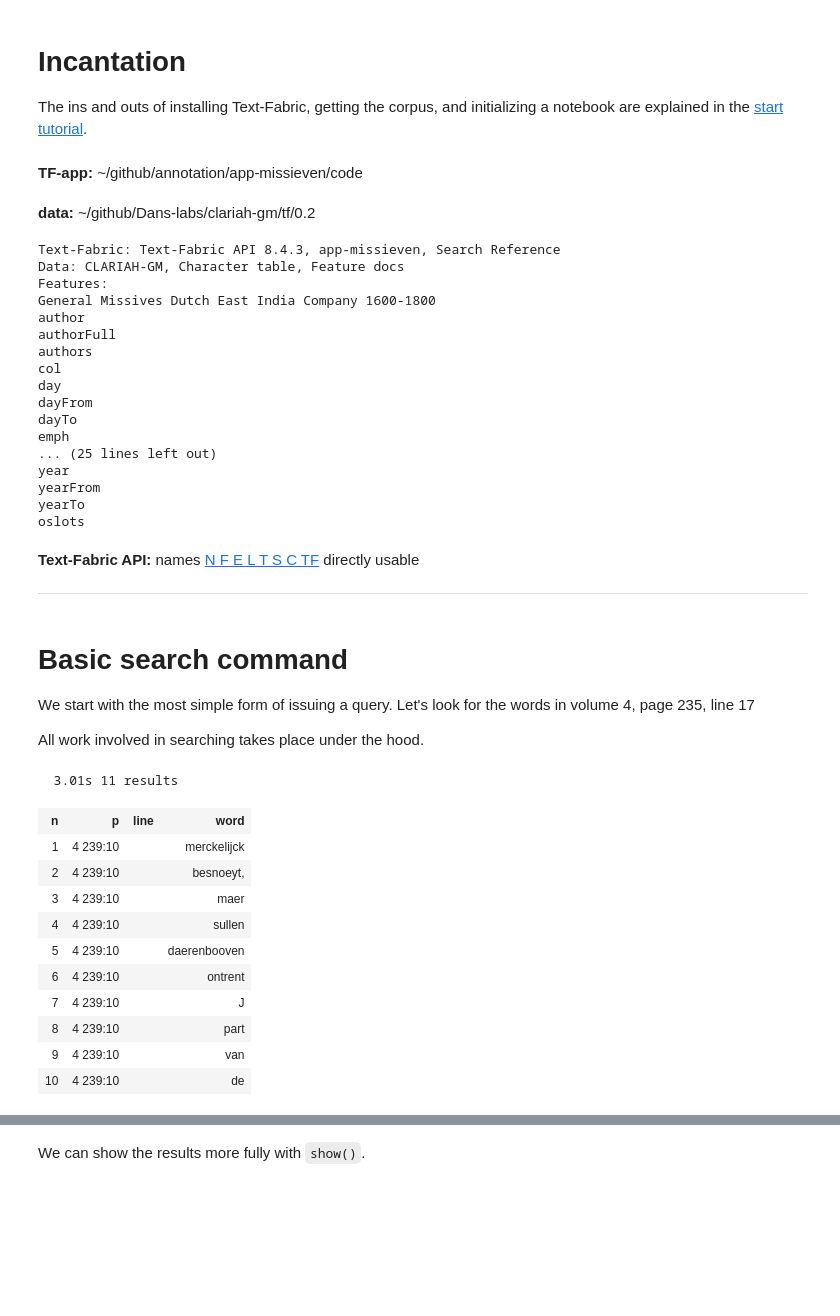
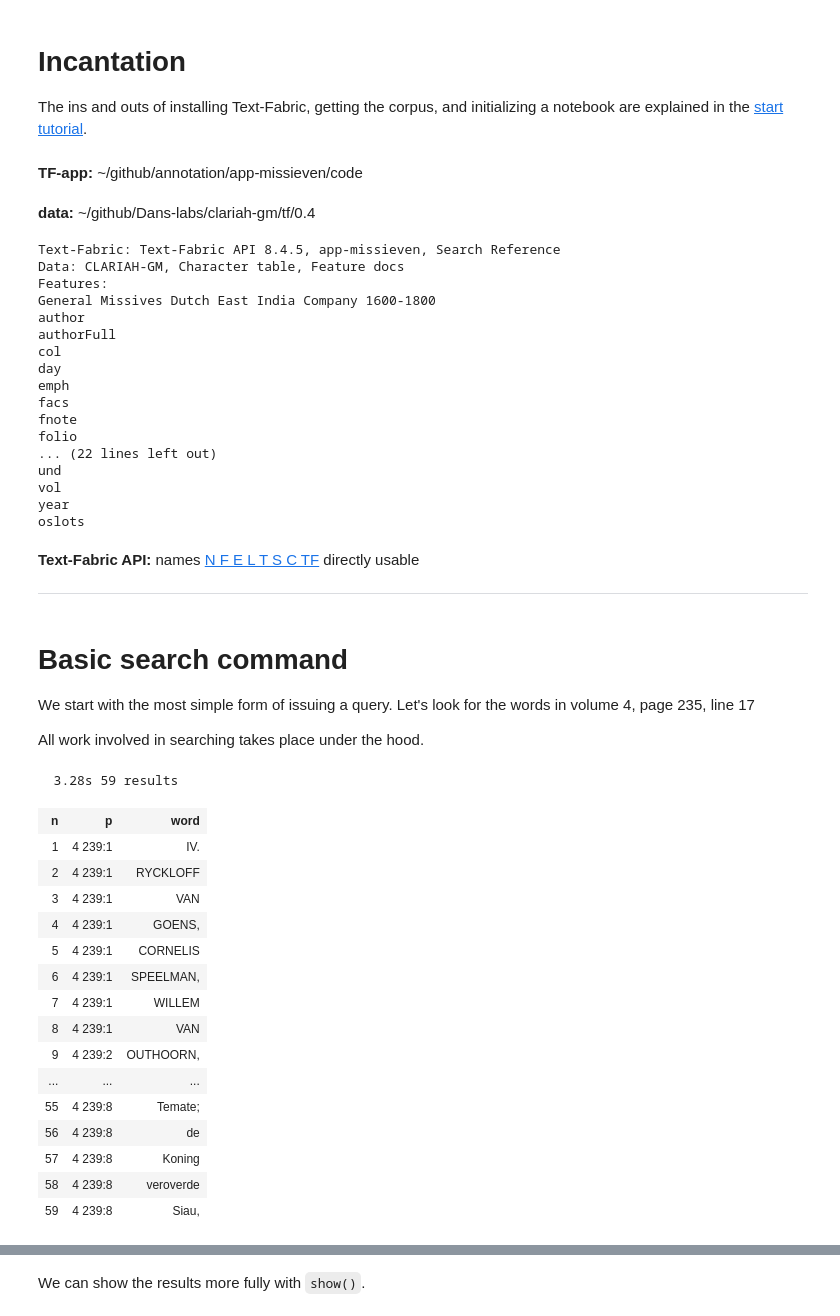
Before and after one commit to dirkroorda/tutorials, a Jupyter notebook: missieven/search.ipynb, the cells around one changed output, grey strips where cells are left out. Cells and saved outputs as stored; diff of their text form; code cells hidden in the pictures; blank space fills up the shorter version.

Commit message:
missieven

```diff
--- a/missieven/search.ipynb
+++ b/missieven/search.ipynb
@@ -35,27 +41,27 @@ explained in the [start tutorial](start.ipynb).
 import unicodedata
 from tf.app import use
 # %%
-# A = use('missieven:clone', checkout="clone", hoist=globals())
-A = use('missieven', hoist=globals())
+A = use('missieven:clone', checkout="clone", hoist=globals())
+# A = use('missieven', hoist=globals())
 # %% [output]
 TF-app: ~/github/annotation/app-missieven/code
-data: ~/github/Dans-labs/clariah-gm/tf/0.2
+data: ~/github/Dans-labs/clariah-gm/tf/0.4
-Text-Fabric: Text-Fabric API 8.4.3, app-missieven, Search Reference
+Text-Fabric: Text-Fabric API 8.4.5, app-missieven, Search Reference
 Data: CLARIAH-GM, Character table, Feature docs
 Features:
 General Missives Dutch East India Company 1600-1800
 author
 authorFull
-authors
 col
 day
-dayFrom
-dayTo
 emph
-... (25 lines left out)
+facs
+fnote
+folio
+... (22 lines left out)
+und
+vol
 year
-yearFrom
-yearTo
 oslots
 Text-Fabric API: names N F E L T S C TF directly usable
 # %% [markdown]
@@ -68,23 +74,28 @@ All work involved in searching takes place under the hood.
 # %%
 query = '''
 volume n=4
   page n=239
-    line n=10
+    line n<9
       word
 '''
 results = A.search(query)
-A.table(results, end=10, skipCols="1 2")
+A.table(results, skipCols="1 2 3")
 # %% [output]
-  3.01s 11 results
+  3.28s 59 results
-| n | p | line | word |
-| 1 | 4 239:10 |  | merckelijck |
-| 2 | 4 239:10 |  | besnoeyt, |
-| 3 | 4 239:10 |  | maer |
-| 4 | 4 239:10 |  | sullen |
-| 5 | 4 239:10 |  | daerenbooven |
-| 6 | 4 239:10 |  | ontrent |
-| 7 | 4 239:10 |  | J |
-| 8 | 4 239:10 |  | part |
-| 9 | 4 239:10 |  | van |
-| 10 | 4 239:10 |  | de |
+| n | p | word |
+| 1 | 4 239:1 | IV. |
+| 2 | 4 239:1 | RYCKLOFF |
+| 3 | 4 239:1 | VAN |
+| 4 | 4 239:1 | GOENS, |
+| 5 | 4 239:1 | CORNELIS |
+| 6 | 4 239:1 | SPEELMAN, |
+| 7 | 4 239:1 | WILLEM |
+| 8 | 4 239:1 | VAN |
+| 9 | 4 239:2 | OUTHOORN, |
+| ... | ... | ... |
+| 55 | 4 239:8 | Temate; |
+| 56 | 4 239:8 | de |
+| 57 | 4 239:8 | Koning |
+| 58 | 4 239:8 | veroverde |
+| 59 | 4 239:8 | Siau, |
 # %% [markdown]
```
Also changed, not shown: parts of 11 cells of this notebook, 9 other files.
